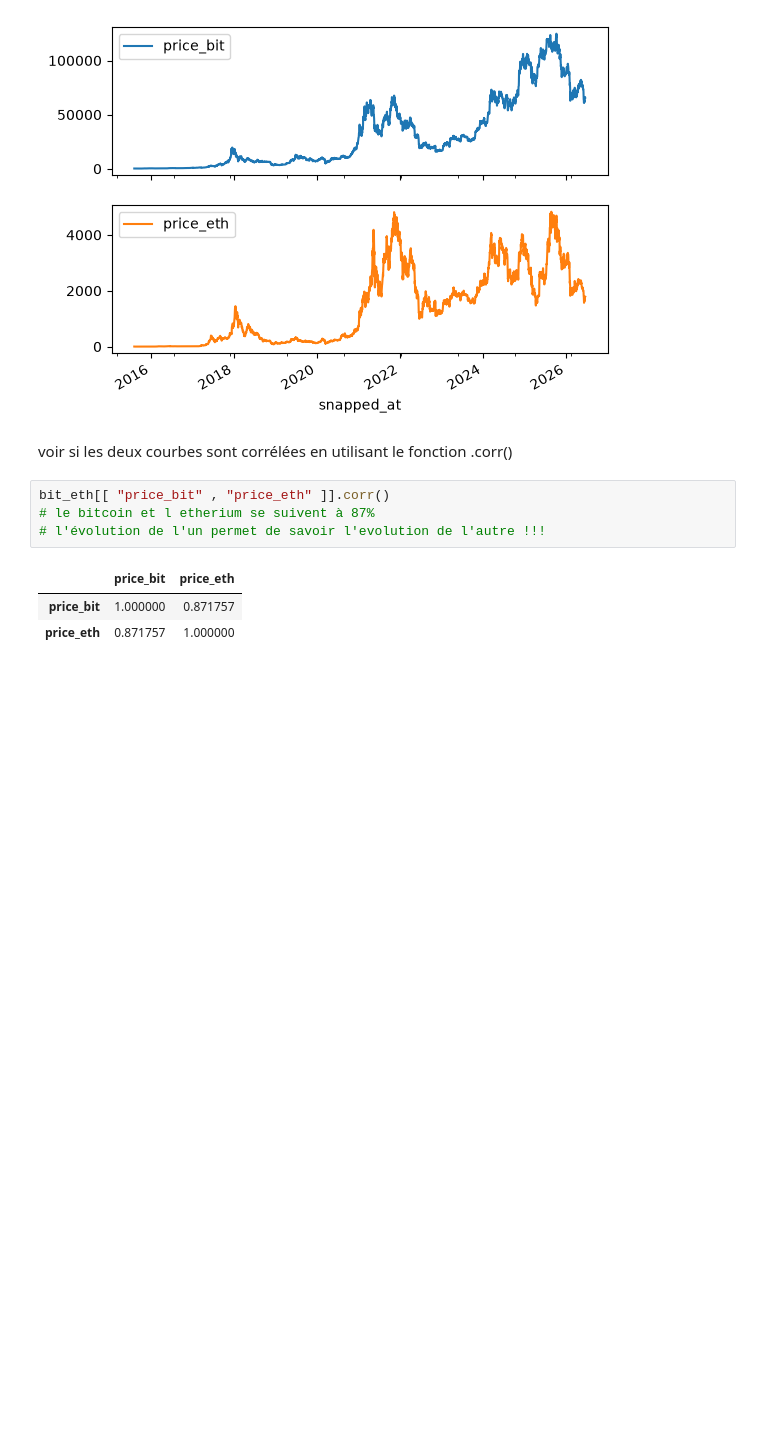
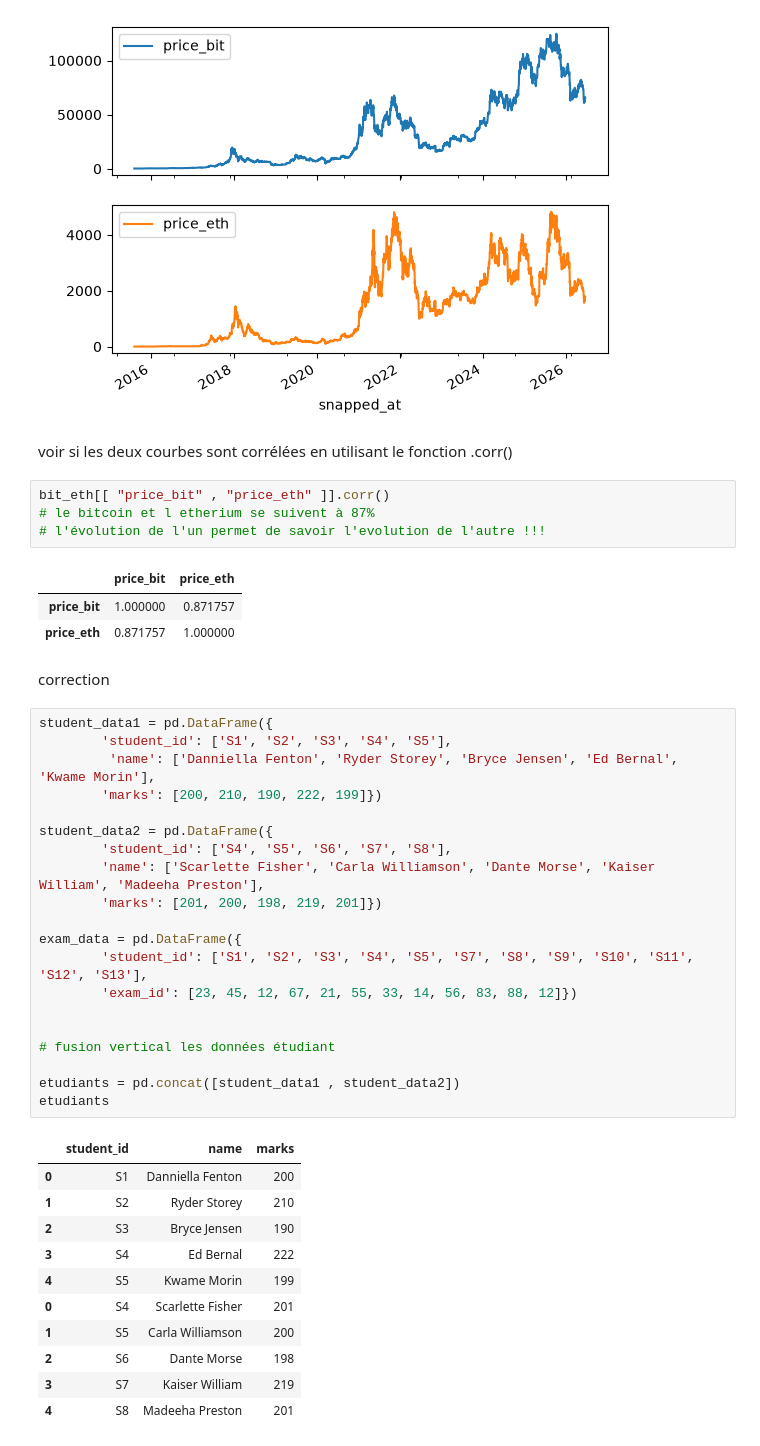
Before and after one commit to webdevproformation/m2-iot-juin2026, a Jupyter notebook: jour04/01-temporel.ipynb, the cells around one changed output. Drawn from its saved outputs; the diff is of its cells as text; blank space fills up the shorter version.

Commit message:
correction

```diff
--- a/jour04/01-temporel.ipynb
+++ b/jour04/01-temporel.ipynb
@@ -206,3 +206,37 @@ bit_eth[[ "price_bit" , "price_eth" ]].corr()
 |  | price_bit | price_eth |
 | price_bit | 1.000000 | 0.871757 |
 | price_eth | 0.871757 | 1.000000 |
+# %% [markdown]
+correction
+# %%
+student_data1 = pd.DataFrame({
+        'student_id': ['S1', 'S2', 'S3', 'S4', 'S5'],
+         'name': ['Danniella Fenton', 'Ryder Storey', 'Bryce Jensen', 'Ed Bernal', 'Kwame Morin'],
+        'marks': [200, 210, 190, 222, 199]})
+
+student_data2 = pd.DataFrame({
+        'student_id': ['S4', 'S5', 'S6', 'S7', 'S8'],
+        'name': ['Scarlette Fisher', 'Carla Williamson', 'Dante Morse', 'Kaiser William', 'Madeeha Preston'],
+        'marks': [201, 200, 198, 219, 201]})
+
+exam_data = pd.DataFrame({
+        'student_id': ['S1', 'S2', 'S3', 'S4', 'S5', 'S7', 'S8', 'S9', 'S10', 'S11', 'S12', 'S13'],
+        'exam_id': [23, 45, 12, 67, 21, 55, 33, 14, 56, 83, 88, 12]})
+
+
+# fusion vertical les données étudiant
+
+etudiants = pd.concat([student_data1 , student_data2])
+etudiants
+# %% [output]
+|  | student_id | name | marks |
+| 0 | S1 | Danniella Fenton | 200 |
+| 1 | S2 | Ryder Storey | 210 |
+| 2 | S3 | Bryce Jensen | 190 |
+| 3 | S4 | Ed Bernal | 222 |
+| 4 | S5 | Kwame Morin | 199 |
+| 0 | S4 | Scarlette Fisher | 201 |
+| 1 | S5 | Carla Williamson | 200 |
+| 2 | S6 | Dante Morse | 198 |
+| 3 | S7 | Kaiser William | 219 |
+| 4 | S8 | Madeeha Preston | 201 |
```
Also changed, not shown: parts of 1 cell of this notebook.
